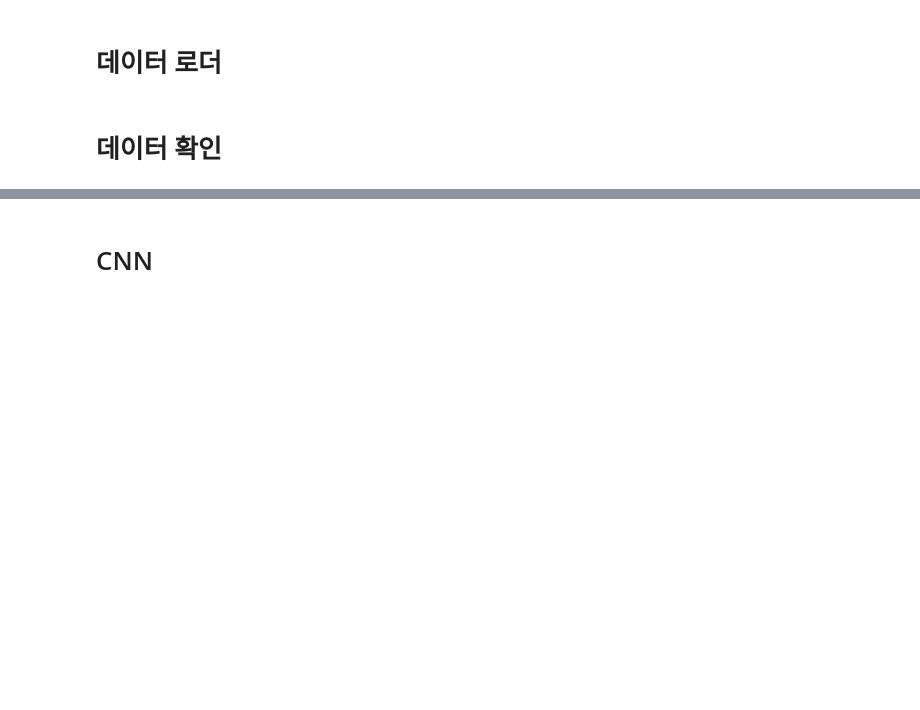
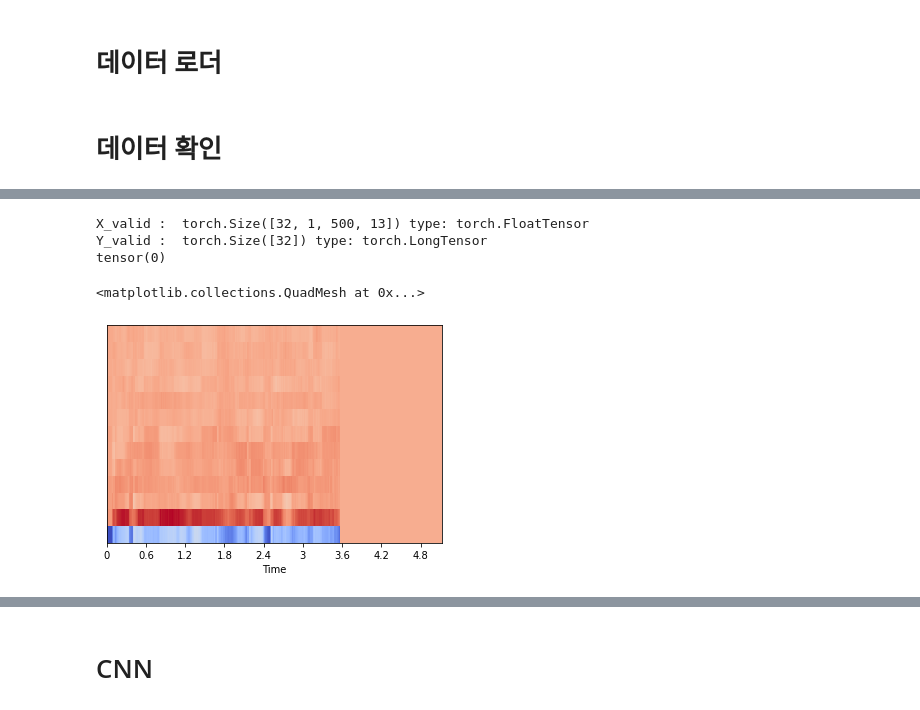
Before and after one commit to bub3690/voice_pathology_ai, a Jupyter notebook: model/model-mfcc-CNN.ipynb, the cells around one changed output, grey strips where cells are left out. Drawn from its saved outputs; the diff is of its cells as text; code cells hidden in the pictures; blank space fills up the shorter version.

```diff
--- a/model/model-mfcc-CNN.ipynb
+++ b/model/model-mfcc-CNN.ipynb
@@ -275,6 +353,15 @@ train_loader = torch.utils.data.DataLoader(dataset =
                                            shuffle = True,
                                            ) # 순서가 암기되는것을 막기위해.
 
+validation_loader = torch.utils.data.DataLoader(dataset =
+                                           svd_dataset(
+                                               DATA_VALIDATION_PATH,
+                                               classes,
+                                               transform = transforms.ToTensor()
+                                           ),
+                                           batch_size = BATCH_SIZE,
+                                           shuffle = False,)
+
 
 test_loader = torch.utils.data.DataLoader(dataset =
                                            svd_dataset(
@@ -283,7 +370,7 @@ test_loader = torch.utils.data.DataLoader(dataset =
                                                transform = transforms.ToTensor()
                                            ),
                                            batch_size = BATCH_SIZE,
-                                           shuffle = False,) # 순서가 암기되는것을 막기위해.
+                                           shuffle = False,)
 # %% [markdown]
 # 데이터 확인
 # %%
@@ -306,3 +393,19 @@ tensor(1)
+# %%
+#valiation set 확인
+for (X_valid,Y_valid) in validation_loader:
+    print("X_valid : ",X_valid.size(),'type:',X_valid.type())
+    print("Y_valid : ",Y_valid.size(),'type:',Y_valid.type())
+    break
+
+print(Y_valid[0])
+librosa.display.specshow(X_valid[0].numpy().squeeze(0).T, sr=50000, x_axis='time')
+#batch: 32 / frame수: 500  /  feature수: 13
+# %% [output]
+X_valid :  torch.Size([32, 1, 500, 13]) type: torch.FloatTensor
+Y_valid :  torch.Size([32]) type: torch.LongTensor
+tensor(0)
+<matplotlib.collections.QuadMesh at 0x...>
+[figure, added]
 # %%
 print(Y_train[1])
 librosa.display.specshow(X_train[1].numpy().squeeze(0).T, sr=50000, x_axis='time')
```
Also changed, not shown: parts of 39 cells of this notebook, 8 other files.
